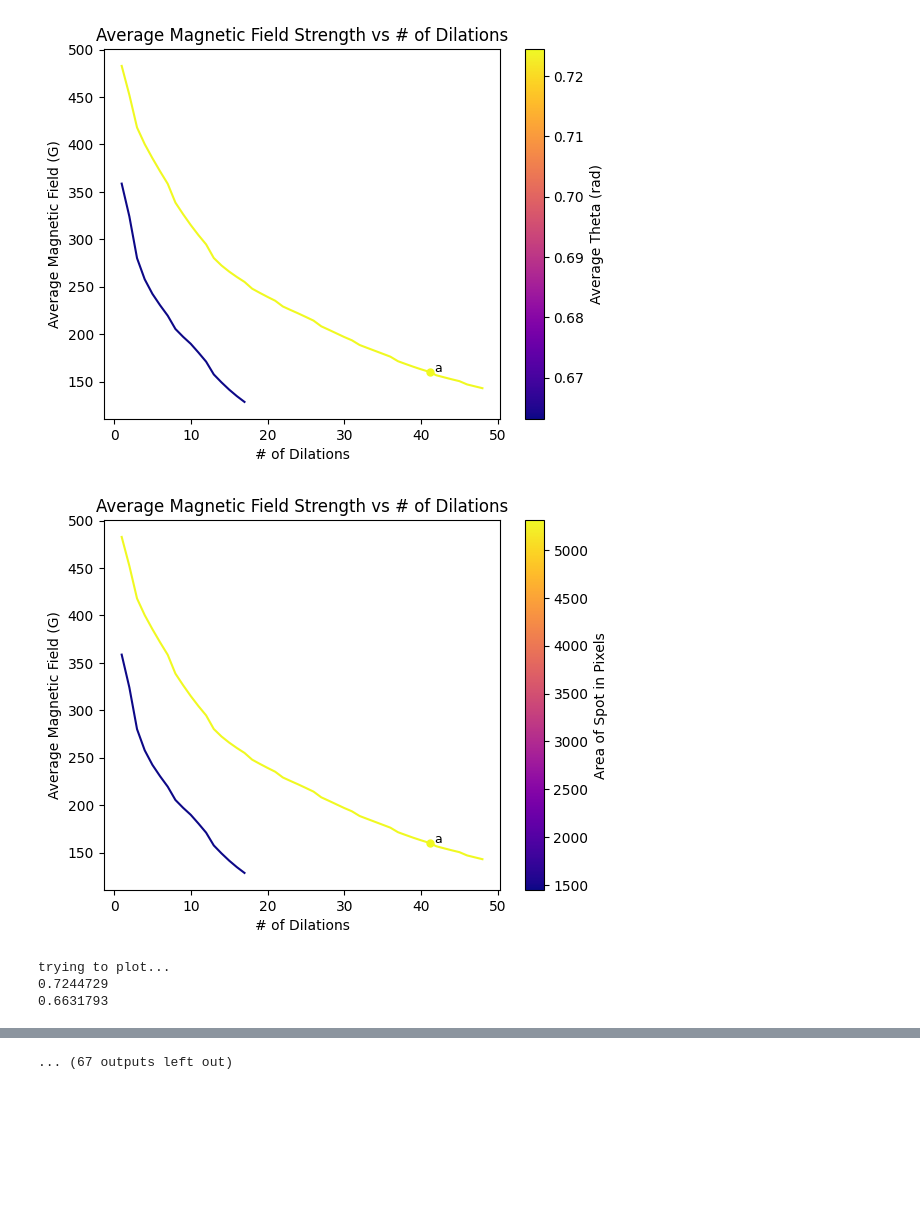
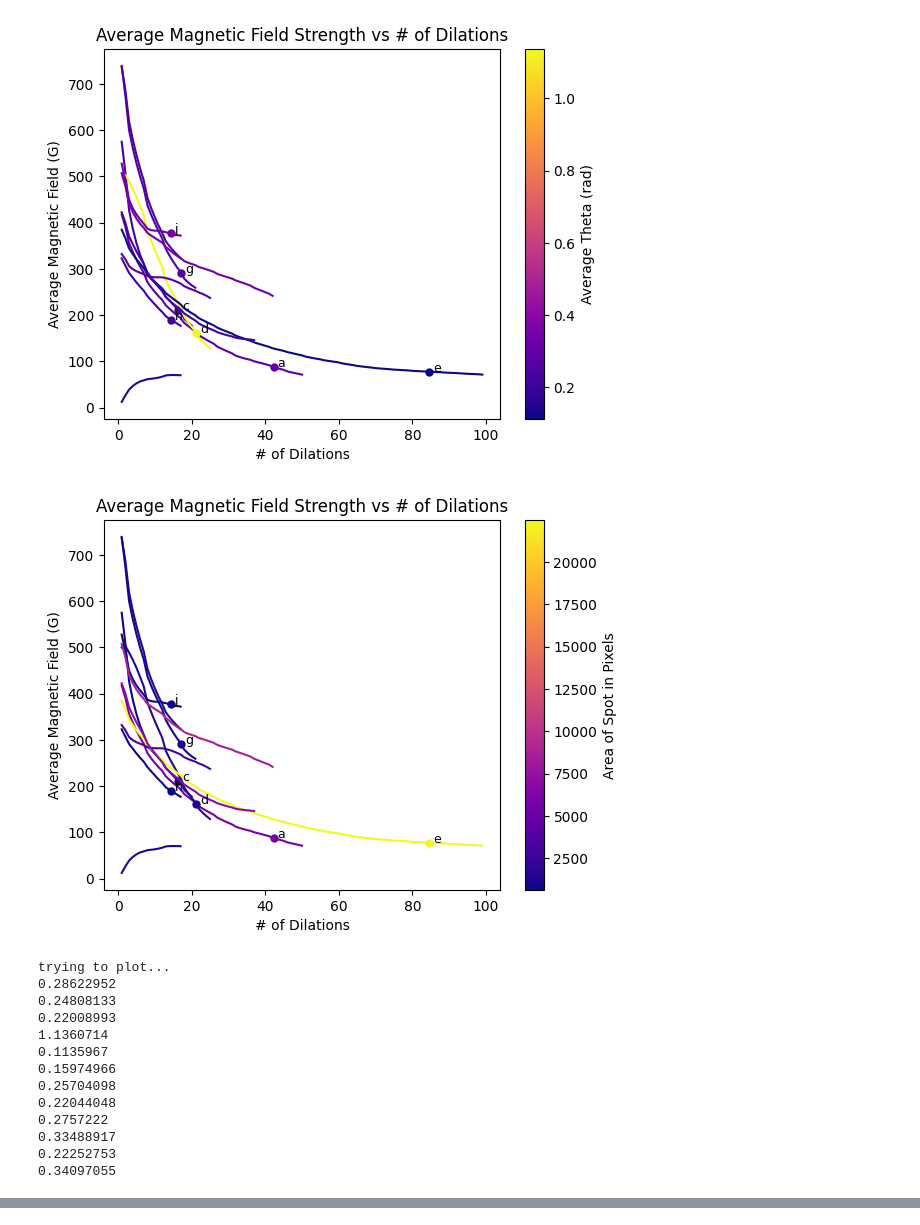
Before and after one commit to sruginski/sdo-clv-pipeline-main, a Jupyter notebook: scripts/demo_loop.ipynb, the cells around one changed output, grey strips where cells are left out. Saved outputs shown, nothing was run; the diff lists cells and outputs as text; code cells hidden in the pictures; blank space fills up the shorter version.

```diff
--- a/scripts/demo_loop.ipynb
+++ b/scripts/demo_loop.ipynb
@@ -18,10 +19,12 @@ from sdo_clv_pipeline.sdo_io import *
 # %%
 # returns four sorted lists with the path to each of the file types
-data_dir = os.path.abspath(os.path.join(os.getcwd(), "..", "data"))
+data_dir = os.path.join(root, "data")
+fits_dir = os.path.join(root, "data")
 print(data_dir)
-con_files, mag_files, dop_files, aia_files = find_data(data_dir, "2014")
-print(con_files)
-print(len(con_files))
+files = organize_IO(fits_dir, clobber=True, globexp="")
+con_files, mag_files, dop_files, aia_files = files
+# print(con_files)
+# print(len(con_files))
 # print(con_files)
 # print(mag_files)
 # print(dop_files)
@@ -50,7 +51,7 @@ symbol = []
 left_moats = []
 right_moats = []
 
-for i in range (0,7):
+for i in range(len(con_files)):
     # define the paths where files live
     con_file = os.path.join(data_dir, con_files[i])
     mag_file = os.path.join(data_dir, mag_files[i])
@@ -65,15 +66,11 @@ for i in range (0,7):
     # aia = SDOImage(aia_file)     # AIA 1700 continuum filtergram, Relative 1700 Angstrom Continuum Intensity
 
 
-    process_data_set(
-    con_file, mag_file, dop_file, aia_file,
-    moat_vels, moat_mags, moat_ints, moat_dilations,
-    moat_thetas, moat_areas, moat_vals, counter,
-    moat_avg_vels, symbol, left_moats, right_moats,
-    mu_thresh=0.1,
-    n_rings=10,
-    suffix=None,
-    datadir=data_dir)
+    process_data_set(con_file, mag_file, dop_file, aia_file,
+                     moat_vels, moat_mags, moat_ints, moat_dilations,
+                     moat_thetas, moat_areas, moat_vals, counter,
+                     moat_avg_vels, symbol, left_moats, right_moats,
+                     mu_thresh=0.1, n_rings=10, suffix=None, datadir=data_dir)
 
     # # do the coordinate transforms, etc.
     # dop.calc_geometry()
@@ -134,5 +147,15 @@ trying to plot...
-[figure, old version]
+[figure, new version]
-[figure, old version]
+[figure, new version]
 trying to plot...
-0.7244729
-0.6631793
+0.28622952
+0.24808133
+0.22008993
+1.1360714
+0.1135967
+0.15974966
+0.25704098
+0.22044048
+0.2757222
+0.33488917
+0.22252753
+0.34097055
@@ -152 +166,0 @@ Entered SunMask.__init__
-... (67 outputs left out)
```
Also changed, not shown: parts of 4 cells of this notebook, 4 other files.
